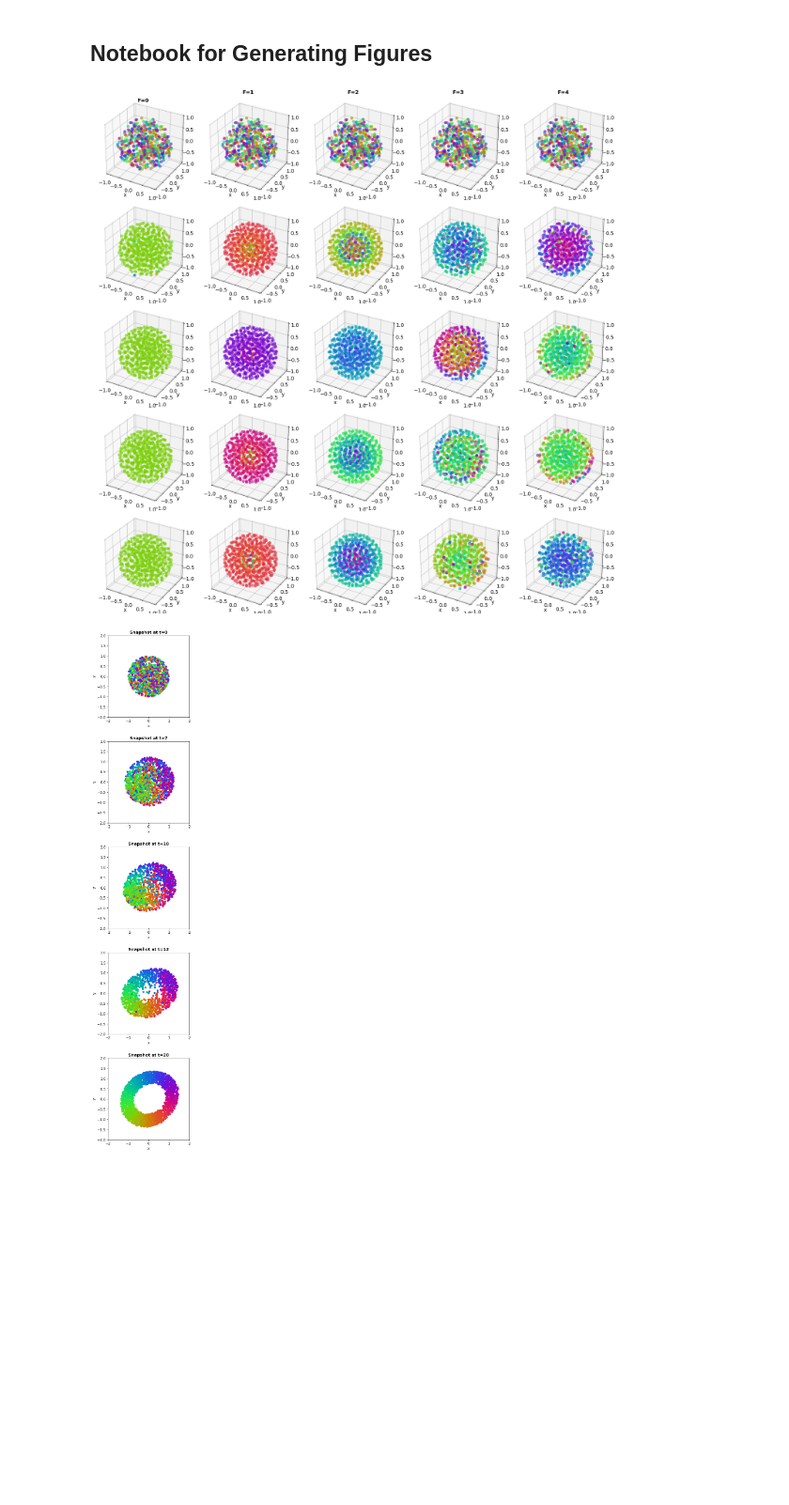
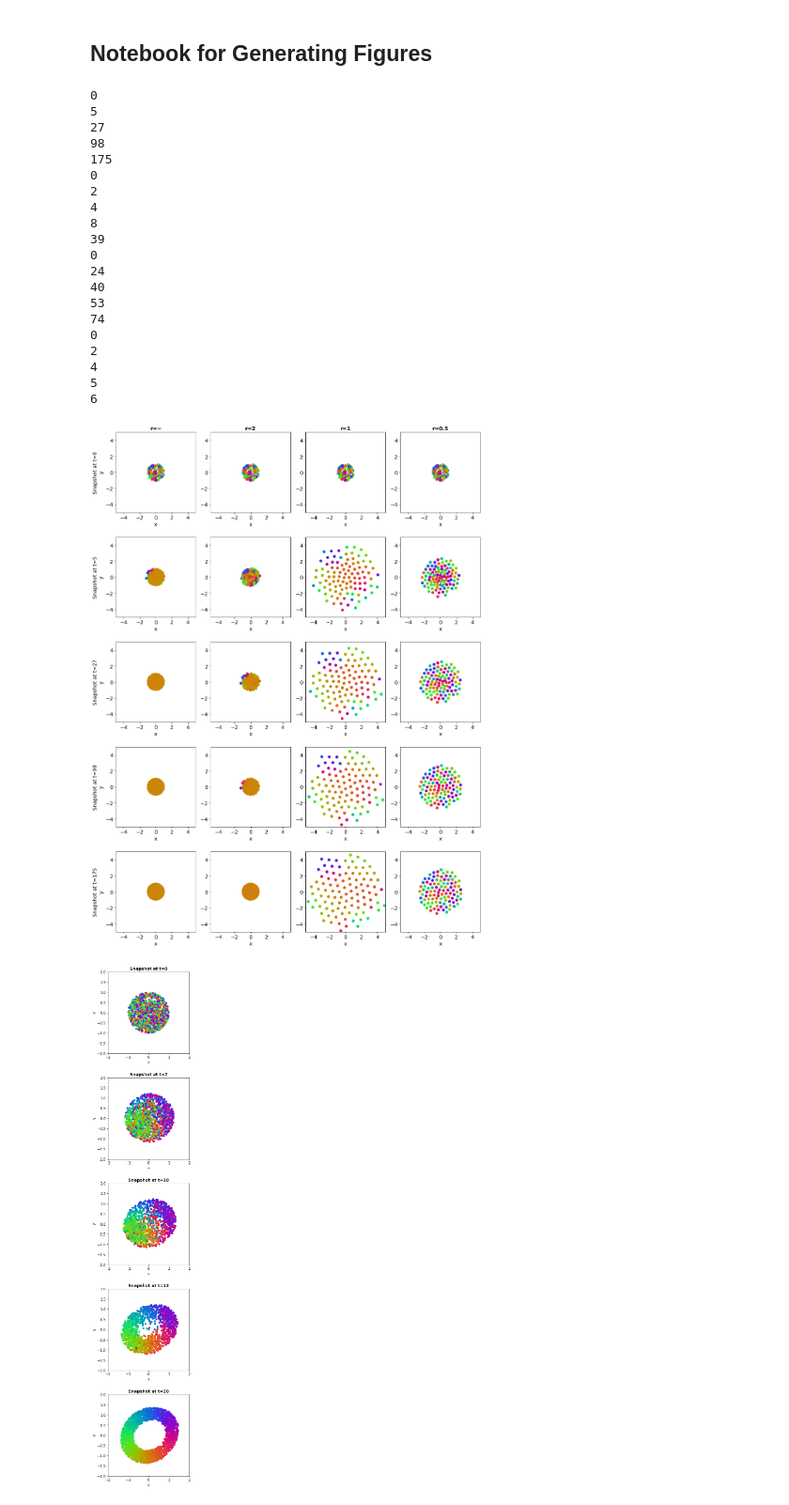
Before and after one commit to jscuds/am225_swarmalators, a Jupyter notebook: Figures.ipynb, the cells around one changed output. Shown at 94% size. Cells and saved outputs as stored; diff of their text form; code cells hidden in the pictures; blank space fills up the shorter version.

Commit message:
finalized finite swarm test code

```diff
--- a/Figures.ipynb
+++ b/Figures.ipynb
@@ -84,12 +84,14 @@ def plot(t,x,y,z,theta,title):
 def plot_multiple(data,dim=2):
     '''Plots data in either 2D or 3D.'''
 
+    fc = ['$\infty$','2','1', '0.5']
+
     if dim==2:
-        fig,ax = plt.subplots(5,5, figsize=(20,20))
+        fig,ax = plt.subplots(5,4, figsize=(15,20))
     else:
-        fig,ax = plt.subplots(5,5, figsize=(20,20), subplot_kw=dict(projection='3d'))
+        fig,ax = plt.subplots(5,4, figsize=(18,20), subplot_kw=dict(projection='3d'))
 
-    for i in range(5):
+    for i in range(4):
 
         d = data[i]
         inc = int(d.shape[0]/5)
@@ -101,14 +103,14 @@ def plot_multiple(data,dim=2):
             ax[j][i].set_xlabel('x', fontsize=14)
             ax[j][i].tick_params(axis='both', which='major', labelsize=14)
             if j==0:
-                ax[j][i].set_title('F={}'.format(i), fontweight='bold', fontsize=14)
+                ax[j][i].set_title('r={}'.format(fc[i]), fontweight='bold', fontsize=14)
             fig.tight_layout()
 
             # plot data
             if dim==2:
                 ax[j][i].scatter(x[j], y[j], color=theta_rgb(theta[j]), s=50)
-                ax[j][i].set_ylim([-1.25,1.25])
-                ax[j][i].set_xlim([-1.25,1.25])
+                ax[j][i].set_ylim([-5,5])
+                ax[j][i].set_xlim([-5,5])
                 ax[j][i].set_aspect('equal', adjustable='box')
                 if i==0:
                     ax[j][i].set_ylabel('Snapshot at t={}\ny'.format(int(t[j])), fontsize=14)
@@ -118,7 +120,7 @@ def plot_multiple(data,dim=2):
                 ax[j][i].set_xlim([-1,1])
                 ax[j][i].set_zlim([-1,1])
                 ax[j][i].set_ylabel('y', fontsize=14)
-#                 ax[j][i].set_zlabel('z', fontsize=14)
+                ax[j][i].set_zlabel('z', fontsize=14)
 #                 tmp_planes = ax[j][i].zaxis._PLANES
 #                 ax[j][i].zaxis._PLANES = ( tmp_planes[2], tmp_planes[3],
 #                                         tmp_planes[0], tmp_planes[1],
@@ -128,7 +130,7 @@ def plot_multiple(data,dim=2):
 #                     ax[j][i].set_zlabel('label text', rotation=90)
 #                     ax[j][i].set_zlabel('Snapshot at t={}\nz'.format(int(t[j])), fontsize=14)
     #             ax.view_init(-180, 60)
-#             print(int(t[j]))
+            print(int(t[j]))
 
     return fig,ax
 # %%
@@ -141,13 +143,40 @@ forced_swarm3d = []
 for i in range(5):
     forced_swarm.append(np.loadtxt("./figs_data/forced_swarm_F{}.txt".format(i)))
     forced_swarm3d.append(np.loadtxt("./figs_data/forced_swarm3d_F{}.txt".format(i)))
+
+fc = ['-1.000000','2.000000','1.000000', '0.500000']
+finite_cutoff = []
+finite_cutoff3d = []
+for i in fc:
+    finite_cutoff.append(np.loadtxt("./figs_data/finite_swarm_r{}.txt".format(i)))
+    finite_cutoff3d.append(np.loadtxt("./figs_data/finite_swarm3d_r{}.txt".format(i)))
 # %%
-fig,ax = plot_multiple(forced_swarm3d, dim=3)
+fig,ax = plot_multiple(finite_cutoff)#3d, dim=3)
 
 plt.show()
-# fig.savefig('figs/forced_swarm3d.png')
+fig.savefig('figs/finite_cutoff_att_fixed.png')
 # %% [output]
+0
+5
+27
+98
+175
+0
+2
+4
+8
+39
+0
+24
+40
+53
+74
+0
+2
+4
+5
+6
-[figure, old version]
+[figure, new version]
 # %%
 # process data into separate arrays
 data = basic_swarm
```
Also changed, not shown: 1 other file.
